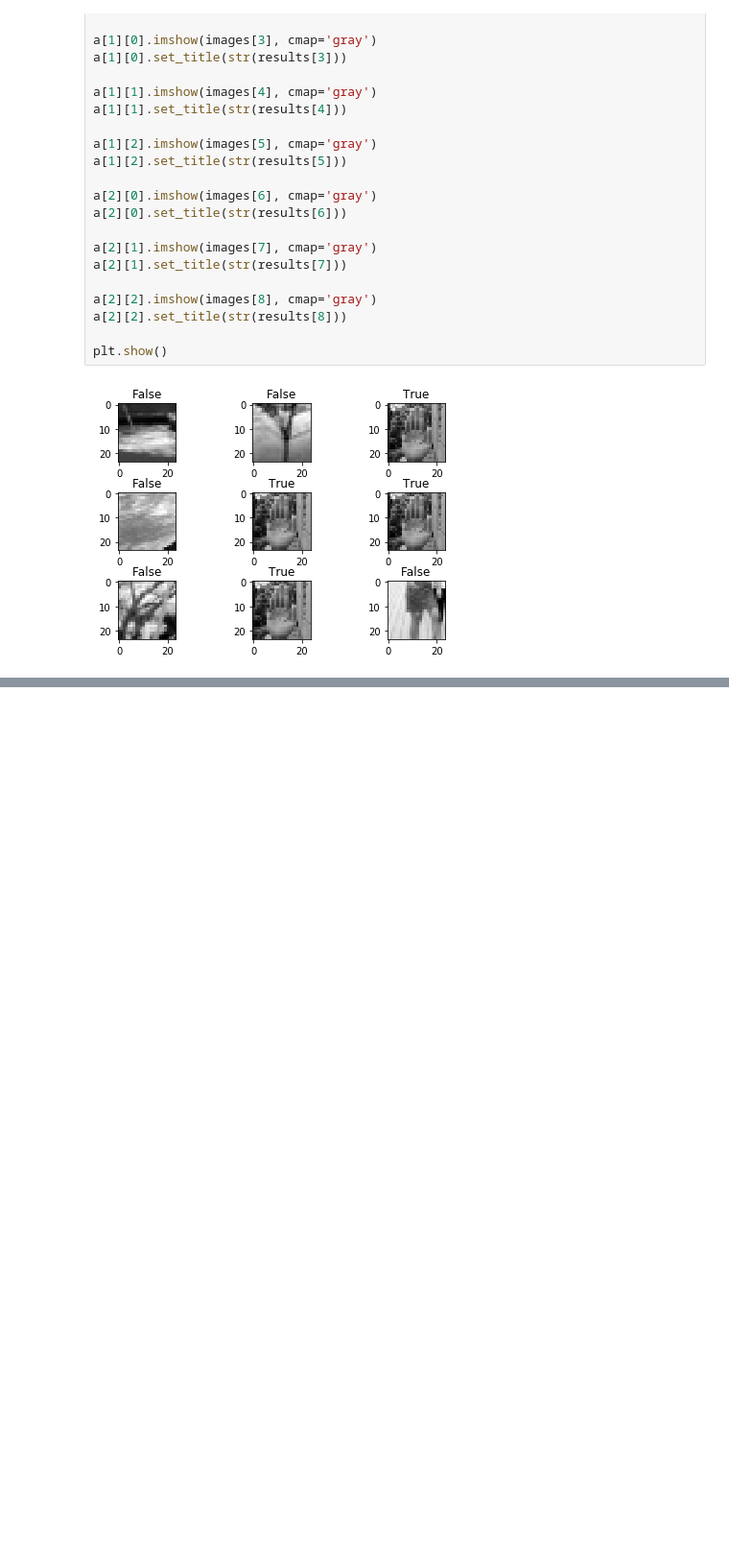
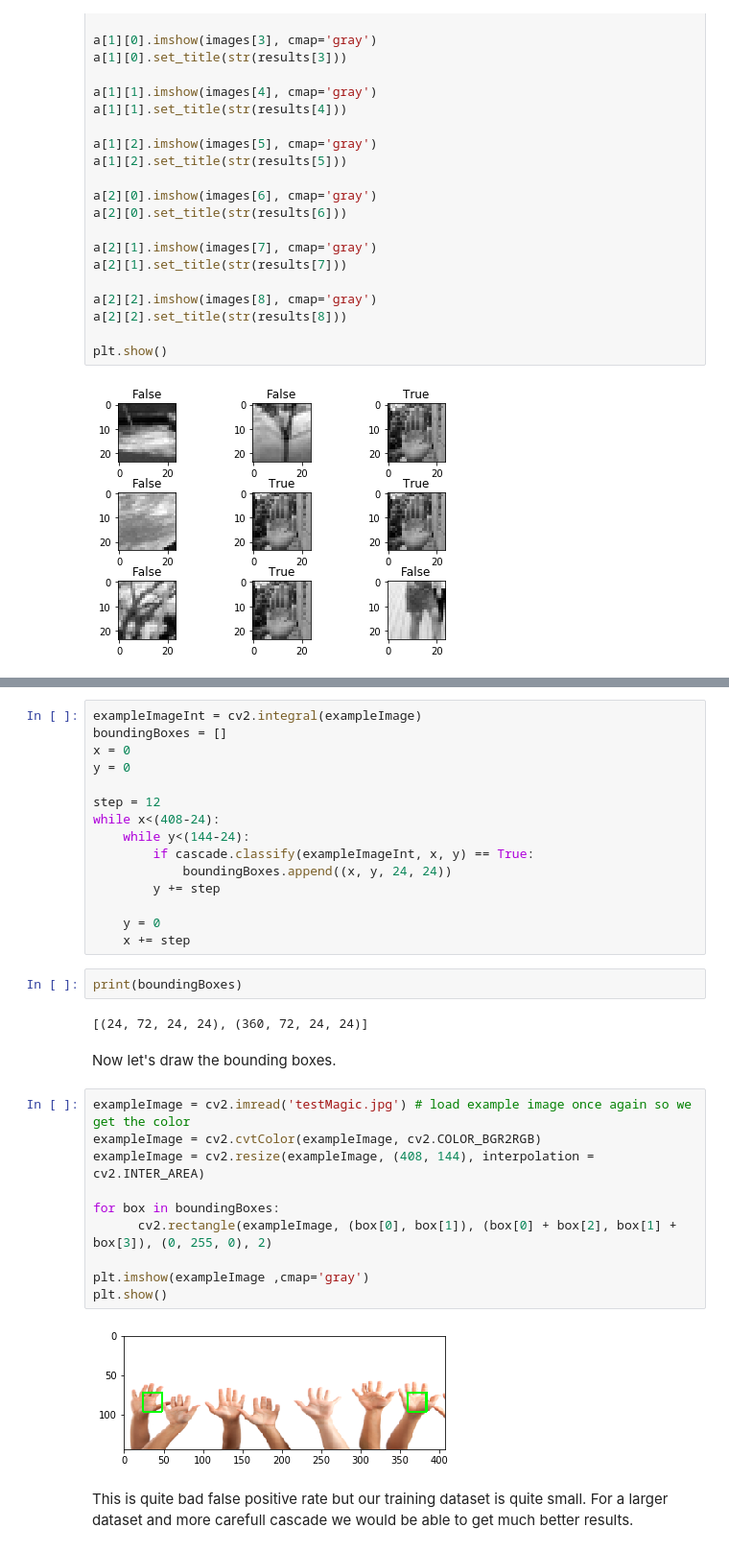
Before and after one commit to Bill2462/Viola-Jones, a Jupyter notebook: Hand-detection-Viola-Jones.ipynb, the cells around one changed output, grey strips where cells are left out. Shown at 96% size. Drawn from its saved outputs; the diff is of its cells as text; blank space fills up the shorter version.

```diff
--- a/Hand-detection-Viola-Jones.ipynb
+++ b/Hand-detection-Viola-Jones.ipynb
@@ -1063,0 +1081,36 @@ plt.show()
+# %%
+exampleImageInt = cv2.integral(exampleImage)
+boundingBoxes = []
+x = 0
+y = 0
+
+step = 12
+while x<(408-24):
+    while y<(144-24):
+        if cascade.classify(exampleImageInt, x, y) == True:
+            boundingBoxes.append((x, y, 24, 24))
+        y += step
+
+    y = 0
+    x += step
+# %%
+print(boundingBoxes)
+# %% [output]
+[(24, 72, 24, 24), (360, 72, 24, 24)]
+# %% [markdown]
+Now let's draw the bounding boxes.
+# %%
+exampleImage = cv2.imread('testMagic.jpg') # load example image once again so we get the color
+exampleImage = cv2.cvtColor(exampleImage, cv2.COLOR_BGR2RGB)
+exampleImage = cv2.resize(exampleImage, (408, 144), interpolation = cv2.INTER_AREA)
+
+for box in boundingBoxes:
+      cv2.rectangle(exampleImage, (box[0], box[1]), (box[0] + box[2], box[1] + box[3]), (0, 255, 0), 2)
+
+plt.imshow(exampleImage ,cmap='gray')
+plt.show()
+# %% [output]
+[figure, added]
+# %% [markdown]
+This is quite bad false positive rate but our training dataset is quite small.
+For a larger dataset and more carefull cascade we would be able to get much better results.
```
Also changed, not shown: parts of 3 cells of this notebook, 1 other file.
